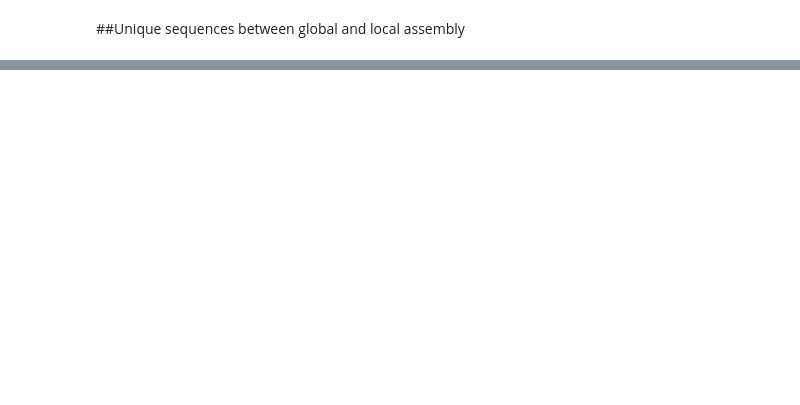
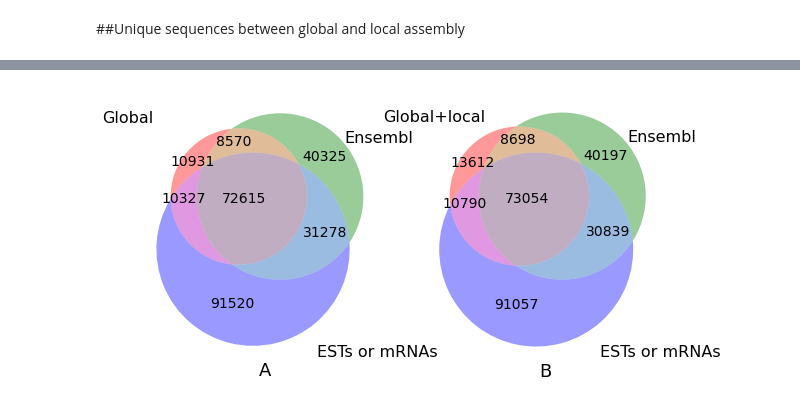
Before and after one commit to likit/gimme_protocols, a Jupyter notebook: notebook.ipynb, the cells around one changed output, grey strips where cells are left out. Cells and saved outputs as stored; diff of their text form; code cells hidden in the pictures; blank space fills up the shorter version.

```diff
--- a/notebook.ipynb
+++ b/notebook.ipynb
@@ -376,0 +166,3 @@ Total single-exon gene = 7060 gene(s)
+# %%
+est_junctions = !cut -f 1 est.psl.best_all_sp.txt
+est_junctions = set(est_junctions)
@@ -376,0 +215,5 @@ Total single-exon gene = 7060 gene(s)
+# %%
+global_junctions = !cut -f 1 global_assembly_models.bed_all_sp.txt
+global_junctions = set(global_junctions)
+local_junctions = !cut -f 1 local_assembly_models.bed_all_sp.txt
+local_junctions = set(local_junctions)
@@ -376,0 +441,48 @@ Total single-exon gene = 7060 gene(s)
+# %%
+figsize(8,16)
+fig = plt.figure(0)
+ax1 = fig.add_subplot(1,2,1)
+ax2 = fig.add_subplot(1,2,2)
+
+fig.tight_layout()
+fontsize = 14
+font = {'size':16}
+
+c = venn3_circles([global_junctions, ensembl_junctions, est_junctions.union(mrna_junctions)],
+                  linestyle='solid', lw=2.5, ax=ax1, color='white')
+c[0].set_lw(2.0)
+c[0].set_ls('dashed')
+v = venn3([global_junctions, ensembl_junctions, est_junctions.union(mrna_junctions)],
+          set_labels=('', '', ''), ax=ax1)
+v.get_label_by_id('100').set_fontsize(fontsize)
+v.get_label_by_id('110').set_fontsize(fontsize)
+v.get_label_by_id('101').set_fontsize(fontsize)
+v.get_label_by_id('111').set_fontsize(fontsize)
+v.get_label_by_id('011').set_fontsize(fontsize)
+v.get_label_by_id('001').set_fontsize(fontsize)
+v.get_label_by_id('010').set_fontsize(fontsize)
+ax1.text(-0.8, 0.5, 'Global', fontdict=font)
+ax1.text(0.3, -0.7, 'ESTs or mRNAs', fontdict=font)
+ax1.text(0.45, 0.40, 'Ensembl', fontdict=font)
+ax1.text(0, -0.8, 'A', fontdict={'size':18})
+
+c = venn3_circles([global_junctions.union(local_junctions), ensembl_junctions, est_junctions.union(mrna_junctions)],
+                  linestyle='solid', lw=2.5, ax=ax2, color='white')
+c[0].set_lw('2.0')
+c[0].set_ls('dashed')
+v = venn3([global_junctions.union(local_junctions), ensembl_junctions, est_junctions.union(mrna_junctions)],
+          set_labels=('', '', ''), ax=ax2)
+v.get_label_by_id('100').set_fontsize(fontsize)
+v.get_label_by_id('110').set_fontsize(fontsize)
+v.get_label_by_id('101').set_fontsize(fontsize)
+v.get_label_by_id('111').set_fontsize(fontsize)
+v.get_label_by_id('011').set_fontsize(fontsize)
+v.get_label_by_id('001').set_fontsize(fontsize)
+v.get_label_by_id('010').set_fontsize(fontsize)
+ax2.text(-0.8, 0.5, 'Global+local', fontdict=font)
+ax2.text(0.3, -0.7, 'ESTs or mRNAs', fontdict=font)
+ax2.text(0.45, 0.40, 'Ensembl', fontdict=font)
+ax2.text(0, -0.8, 'B', fontdict={'size':18})
+savefig('global_local_junctions_venn.pdf',bbox_inches='tight', pad_inches=0.1)
+# %% [output]
+[figure, added]
```
Also changed, not shown: parts of 167 cells of this notebook.
